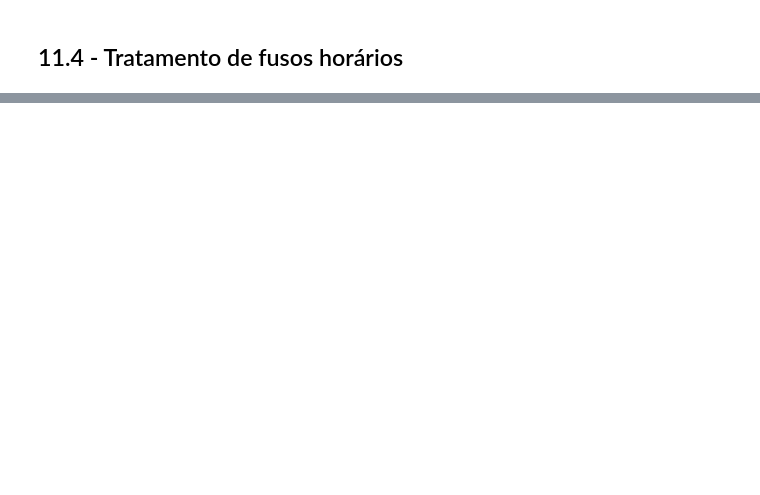
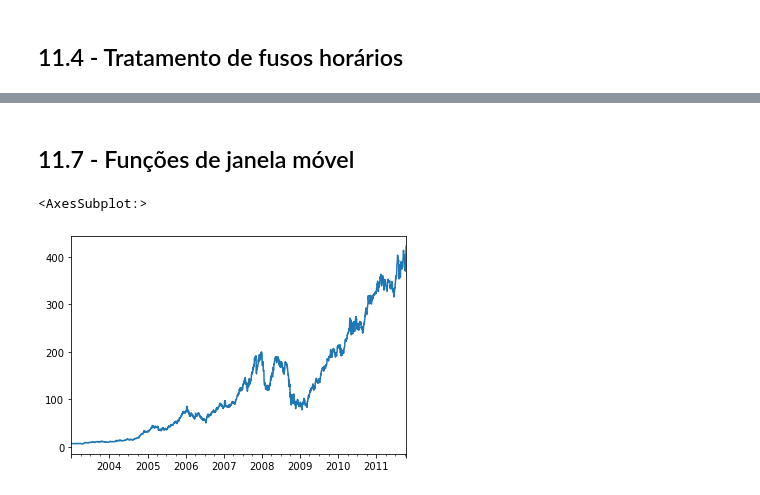
Before and after one commit to saulorcj/anotacoes, a Jupyter notebook: analise de dados/cap11.ipynb, the cells around one changed output, grey strips where cells are left out. Cells and saved outputs as stored; diff of their text form; code cells hidden in the pictures; blank space fills up the shorter version.

```diff
--- a/analise de dados/cap11.ipynb
+++ b/analise de dados/cap11.ipynb
@@ -542,0 +1202,13 @@ Freq: M, dtype: float64
+# %% [markdown]
+## 11.7 - Funções de janela móvel
+# %%
+close_px_all = pd.read_csv('examples/stock_px_2.csv', parse_dates=True, index_col=0)
+# %%
+close_px = close_px_all[['AAPL', 'MSFT', 'XOM']]
+# %%
+close_px = close_px.resample('B').ffill()
+# %%
+close_px.AAPL.plot()
+# %% [output]
+<AxesSubplot:>
+[figure, added]
```
Also changed, not shown: parts of 137 cells of this notebook.
